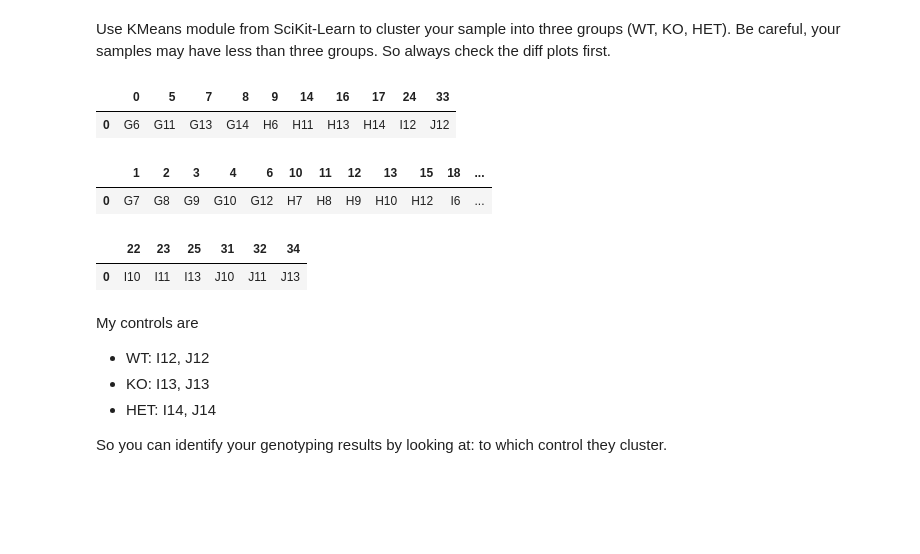
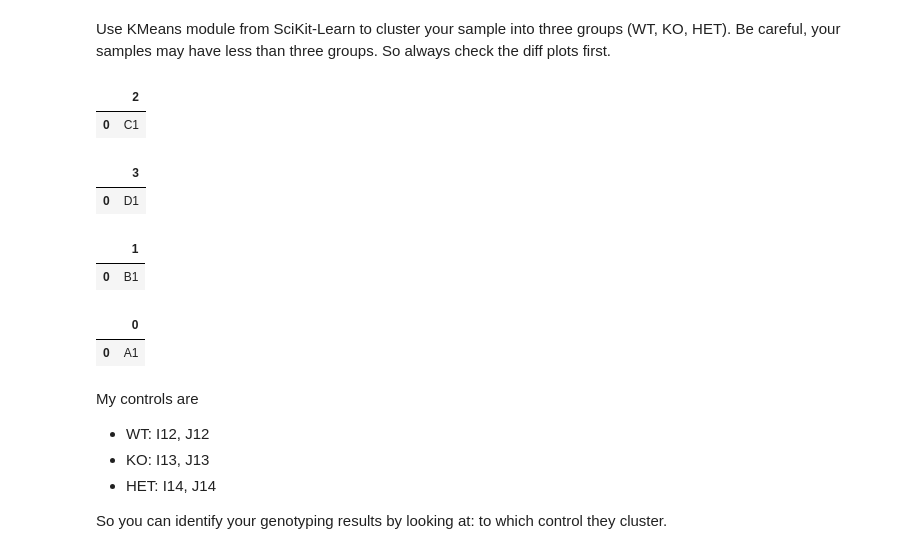
Before and after one commit to liuyigh/PyHRM, a Jupyter notebook: PyHRM.ipynb, the cells around one changed output. Saved outputs shown, nothing was run; the diff lists cells and outputs as text; code cells hidden in the pictures; blank space fills up the shorter version.

```diff
--- a/PyHRM.ipynb
+++ b/PyHRM.ipynb
@@ -28,0 +23,10 @@ plt.show()
+# %%
+df = pd.read_csv('samples/14.03.22/admin_2012-01-06 00-13-34_CT054735 -  Результаты производной кривой плавления_SYBR.csv', sep = ";", encoding='Windows-1251')
+
+df_red = df.stack().str.replace(',','.').unstack().astype('float')
+
+df_red_del = df_red.iloc[:,0:5]
+
+#df_red_del
+plt.plot(df_red_del.iloc[:, 0].astype('float'),df_red_del.iloc[:,1:].astype('float'))
+plt.show()
@@ -31,7 +37,7 @@ plt.show()
 # %% [markdown]
 Based on the plot above, select a range of temperature.
 # %%
-df_melt=df.loc[(df.iloc[:,0]>75) & (df.iloc[:,0]<88)]
+df_melt=df_red_del.loc[(df_red.iloc[:,0]>75) & (df_red_del.iloc[:,0]<95)]
 df_data=df_melt.iloc[:,1:]
 plt.plot(df_melt.iloc[:, 0],df_data)
 plt.show()
@@ -57,7 +65,7 @@ meltTempList = dfdtWithTemp.set_index('Temperature').idxmin()
 # %% [markdown]
 ### Calculate and Show Diff Plot
 # %%
-dfdif = df_norm.sub(df_norm['J14'],axis=0)
+dfdif = df_norm.sub(df_norm['C1'],axis=0)
 plt.plot(df_melt.iloc[:, 0],dfdif)
 plt.show()
 # %% [output]
@@ -71,21 +79,24 @@ import sklearn.cluster as sc
 from IPython.display import display
 # %%
 mat = dfdif.T
-hc = sc.KMeans(n_clusters=3)
+hc = sc.KMeans(n_clusters=4)
 hc.fit(mat)
 
 labels = hc.labels_
 results = pd.DataFrame([dfdif.T.index,labels])
 display(results.loc[:0,results.iloc[1]==0])
 display(results.loc[:0,results.iloc[1]==1])
 display(results.loc[:0,results.iloc[1]==2])
+display(results.loc[:0,results.iloc[1]==3])
 # %% [output]
-|  | 0 | 5 | 7 | 8 | 9 | 14 | 16 | 17 | 24 | 33 |
-| 0 | G6 | G11 | G13 | G14 | H6 | H11 | H13 | H14 | I12 | J12 |
+|  | 2 |
+| 0 | C1 |
-|  | 1 | 2 | 3 | 4 | 6 | 10 | 11 | 12 | 13 | 15 | 18 | ... |
-| 0 | G7 | G8 | G9 | G10 | G12 | H7 | H8 | H9 | H10 | H12 | I6 | ... |
+|  | 3 |
+| 0 | D1 |
-|  | 22 | 23 | 25 | 31 | 32 | 34 |
-| 0 | I10 | I11 | I13 | J10 | J11 | J13 |
+|  | 1 |
+| 0 | B1 |
+|  | 0 |
+| 0 | A1 |
 # %% [markdown]
 My controls are
 * WT: I12, J12
```
Also changed, not shown: parts of 6 cells of this notebook, 4 other files.
